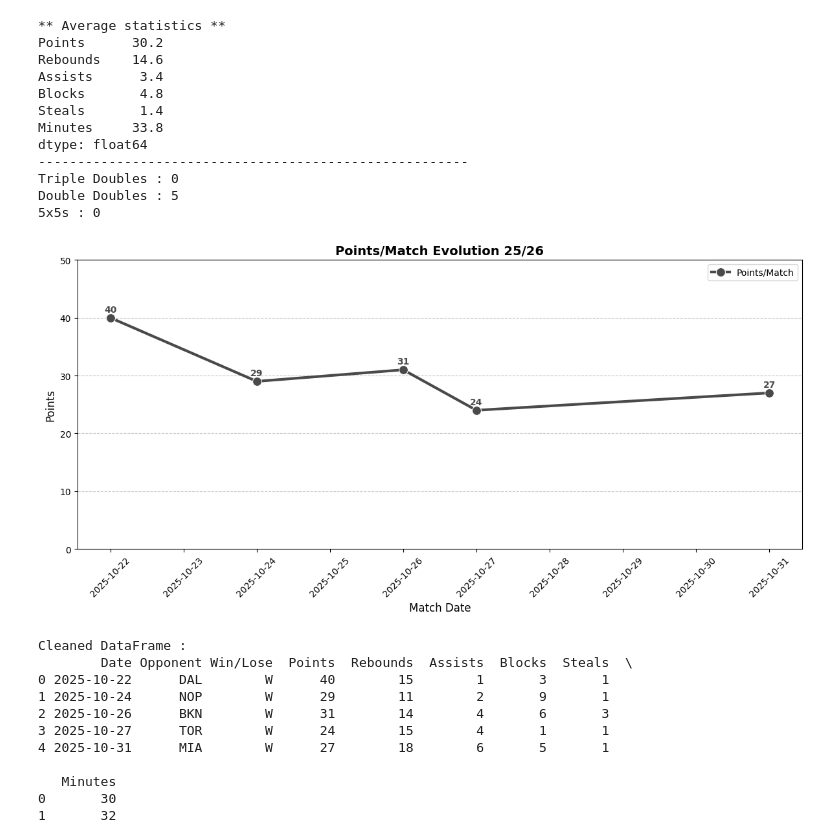
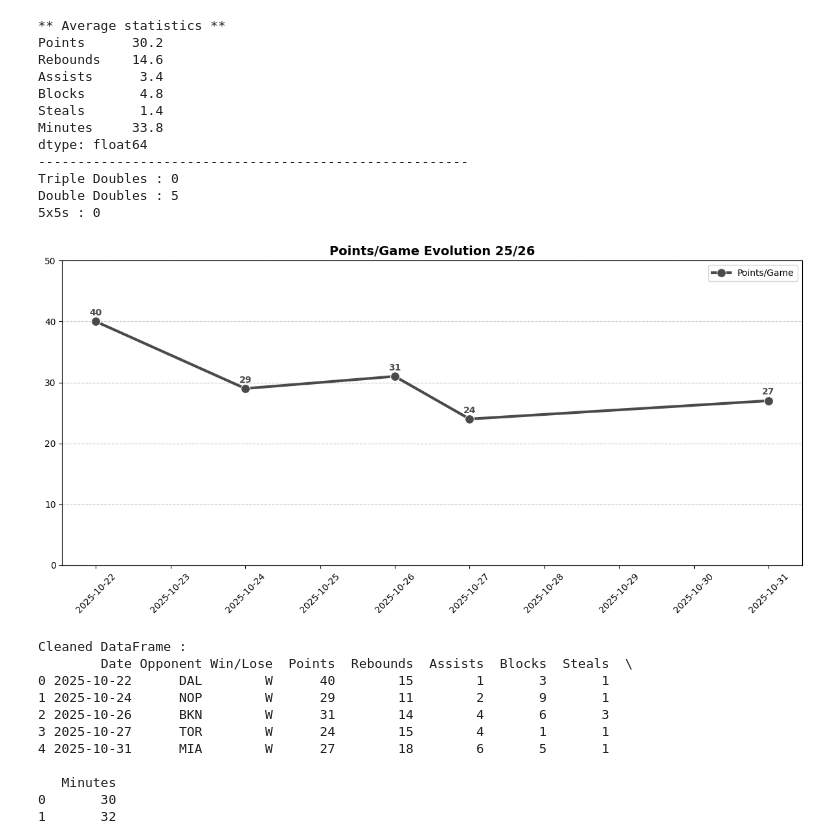
Before and after one commit to Owenwnv/Wemby_Stats_25_26, a Jupyter notebook: Analyse_Wemby.ipynb, the cells around one changed output. Drawn from its saved outputs; the diff is of its cells as text; code cells hidden in the pictures.

```diff
--- a/Analyse_Wemby.ipynb
+++ b/Analyse_Wemby.ipynb
@@ -0,0 +31,25 @@
+# %%
+#Preparing Wemby's averages based on his team's results
+if 'Win/Lose' in df.columns:
+    df['Result'] = df['Win/Lose'].map({'W': 'Win', 'L': 'Lose'}).fillna(df['Win/Lose'])
+else:
+    df['Result'] = df.get('Result', df.iloc[:, 0])
+
+colonnes_stats_viz = ['Points', 'Rebounds', 'Assists', 'Blocks', 'Steals', 'Minutes']
+
+win_averages = df[df['Result'] == 'Win'][colonnes_stats_viz].mean().round(2)
+lose_averages = df[df['Result'] == 'Lose'][colonnes_stats_viz].mean().round(2)
+
+df_plot = pd.DataFrame({
+    'Win': win_averages,
+    'Lose': lose_averages
+}).reset_index()
+
+df_plot.columns = ['Statistic', 'Win', 'Lose']
+
+df_long_final = df_plot.melt(id_vars='Statistic',
+                             var_name='Result',
+                             value_name='Average')
+
+print("--- Prepared Data for visualization ---")
+print(df_long_final.head(12))
@@ -88,27 +158,27 @@ Double Doubles : 5
 # %%
 #Points per Matches evolution graph
 plt.figure(figsize=(12, 6))
 
 sns.lineplot(x='Date', y='Points', data=df, marker='o',
-             label='Points/Match', color='#4B4A4A', linewidth=3, markersize=10)
+             label='Points/Game', color='#4B4A4A', linewidth=3, markersize=10)
 
 plt.ylim(0, 50)
 
 for i in range(len(df)):
     plt.text(df['Date'][i], df['Points'][i] + 1, f"{df['Points'][i]}",
              ha='center', fontsize=10, color="#4B4A4A", weight='bold')
 
-plt.title('Points/Match Evolution 25/26', fontsize=14, weight='bold')
-plt.xlabel('Match Date', fontsize=12)
-plt.ylabel('Points', fontsize=12)
+plt.title('Points/Game Evolution 25/26', fontsize=14, weight='bold')
+plt.xlabel('', fontsize=12)
+plt.ylabel('', fontsize=12)
 
 plt.legend(fontsize=10)
 plt.grid(axis='y', linestyle='--', alpha=0.7)
 plt.xticks(rotation=45)
 plt.tight_layout()
 plt.show()
 # %% [output]
-[figure, old version]
+[figure, new version]
 # %%
 df = pd.read_csv('wemby_25_26.csv')
 
```
Also changed, not shown: parts of 4 cells of this notebook.
